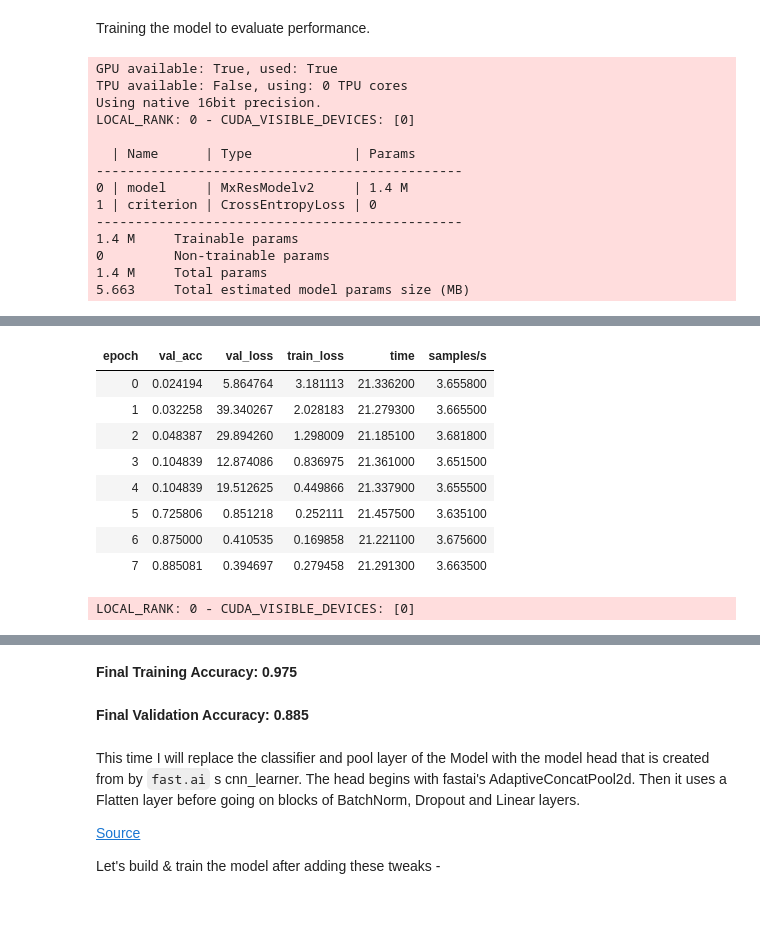
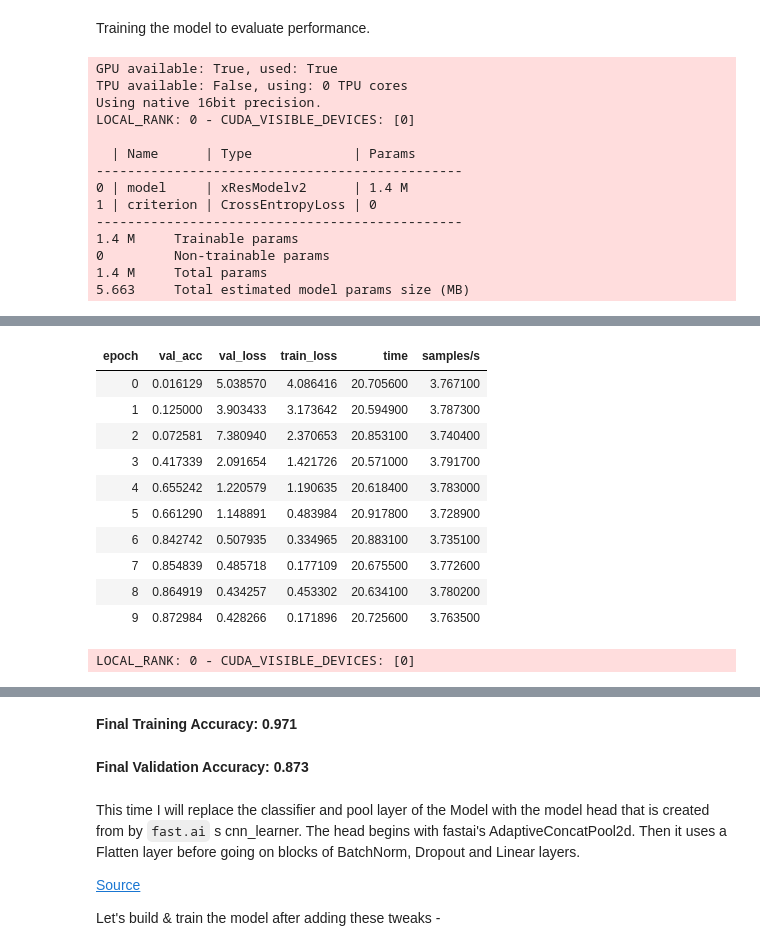
Before and after one commit to benihime91/midas-summer-internship-2021, a Jupyter notebook: midas_task_2_part_01.ipynb, the cells around one changed output, grey strips where cells are left out. Cells and saved outputs as stored; diff of their text form; code cells hidden in the pictures; blank space fills up the shorter version.

```diff
--- a/midas_task_2_part_01.ipynb
+++ b/midas_task_2_part_01.ipynb
@@ -949,15 +955,18 @@ Let's build up the model : The code below incorporates SelfAttention and Mish in
 class sa_m_xResModel(nn.Sequential):
     def __init__(self, num_outputs: int, act_cls=Mish):
         conv = nn.Sequential(
-            ConvBnDropBlock(in_chans=3,  out_chans=32, kernel_size=3, stride=2, act_cls=act_cls, bias=False, use_bn=False),
-            ConvBnDropBlock(in_chans=32, out_chans=32, kernel_size=3, stride=1, act_cls=act_cls, bias=False, use_bn=False),
-            ConvBnDropBlock(in_chans=32, out_chans=64, kernel_size=3, stride=1, act_cls=act_cls, bias=False, use_bn=True),
+            ConvBnDropBlock(in_chans=3,  out_chans=32, kernel_size=3, stride=2,
+                            act_cls=act_cls, bias=False, use_bn=False),
+            ConvBnDropBlock(in_chans=32, out_chans=32, kernel_size=3, stride=1,
+                            act_cls=act_cls, bias=False, use_bn=False),
+            ConvBnDropBlock(in_chans=32, out_chans=64, kernel_size=3, stride=1,
+                            act_cls=act_cls, bias=False, use_bn=False),
             )
         pool = nn.MaxPool2d(kernel_size=3, stride=2, padding=1)
         conv_stem  = nn.Sequential(conv, pool)
-        block1 = sa_m_xResBlock(in_chans=64, out_chans=64,  stride=1, kernel_size=3, act_cls=act_cls)
-        block2 = sa_m_xResBlock(in_chans=64, out_chans=128, stride=2, kernel_size=3, act_cls=act_cls)
-        block3 = sa_m_xResBlock(in_chans=128,out_chans=256, stride=2, kernel_size=3, act_cls=act_cls)
+        block1 = xResBlock(in_chans=64, out_chans=64,  stride=1, kernel_size=3, act_cls=act_cls, sa=True)
+        block2 = xResBlock(in_chans=64, out_chans=128, stride=2, kernel_size=3, act_cls=act_cls, sa=True)
+        block3 = xResBlock(in_chans=128,out_chans=256, stride=2, kernel_size=3, act_cls=act_cls, sa=True)
         pool_flatten = nn.Sequential(nn.AdaptiveAvgPool2d(1), nn.Flatten())
         fc = nn.Sequential(nn.Dropout(0.25), nn.Linear(256, num_outputs))
         layers = OrderedDict(stem=conv_stem, block1=block1, block2=block2, block3=block3, pool_flatten=pool_flatten, fc=fc)
@@ -1113,8 +1178,8 @@ In this section, I will take the above model and update the classifiers of the m
 # %% [markdown]
 Let's add another block of layers (Dropout -> Linear -> Activation -> BatchNorm) after the `pooling layer` and the `final fc layer`  to the classifier of the model -
 # %%
-class MxResModelv2(nn.Sequential):
-    def __init__(self, num_outputs: int, act_cls=Mish):
+class xResModelv2(nn.Sequential):
+    def __init__(self, num_outputs: int, act_cls=nn.ReLU, sa=False):
         conv = nn.Sequential(
             ConvBnDropBlock(in_chans=3,  out_chans=32, kernel_size=3, stride=2, act_cls=act_cls, bias=False, use_bn=False),
             ConvBnDropBlock(in_chans=32, out_chans=32, kernel_size=3, stride=1, act_cls=act_cls, bias=False, use_bn=False),
@@ -1122,22 +1187,22 @@ class MxResModelv2(nn.Sequential):
             )
         pool = nn.MaxPool2d(kernel_size=3, stride=2, padding=1)
         conv_stem  = nn.Sequential(conv, pool)
-        block1 = xResBlock(in_chans=64, out_chans=64,  stride=1, kernel_size=3, act_cls=act_cls)
-        block2 = xResBlock(in_chans=64, out_chans=128, stride=2, kernel_size=3, act_cls=act_cls)
-        block3 = xResBlock(in_chans=128,out_chans=256, stride=2, kernel_size=3, act_cls=act_cls)
+        block1 = xResBlock(in_chans=64, out_chans=64,  stride=1, kernel_size=3, act_cls=act_cls, sa=sa)
+        block2 = xResBlock(in_chans=64, out_chans=128, stride=2, kernel_size=3, act_cls=act_cls, sa=sa)
+        block3 = xResBlock(in_chans=128,out_chans=256, stride=2, kernel_size=3, act_cls=act_cls, sa=sa)
         pool_flatten = nn.Sequential(nn.AdaptiveAvgPool2d(1), nn.Flatten())
         fc1 = nn.Sequential(nn.Dropout(0.25), nn.Linear(256, 512, bias=False), act_cls(inplace=True), nn.BatchNorm1d(512))
-        fc2 = nn.Sequential(nn.Dropout(0.25), nn.Linear(512, num_outputs, bias=False))
+        fc2 = nn.Sequential(nn.Dropout(0.5), nn.Linear(512, num_outputs, bias=False))
         layers = OrderedDict(stem=conv_stem, block1=block1, block2=block2, block3=block3, pool_flatten=pool_flatten, fc1=fc1, fc2=fc2)
-        super(MxResModelv2, self).__init__(layers)
+        super(xResModelv2, self).__init__(layers)
 # %% [markdown]
 Training the model to evaluate performance.
 # %%
-exp_name = "stage-02-Mxresblock"
+exp_name = "stage-01-xresblockv2"
 train_dl, valid_dl = get_data(base_tfms, valid_transforms=base_tfms)
 
 # instantiate the model
-model = MxResModelv2(num_outputs=len(CLASS_MAP), act_cls=Mish)
+model = xResModelv2(num_outputs=len(CLASS_MAP), act_cls=nn.ReLU, sa=False)
 
 # Put the model into Lightning-Task
 task = ClassificationTask(model, lr=3e-03)
@@ -1147,7 +1212,7 @@ cbs = [
     NotebookProgressCallback(),
 ]
 
-trainer = pl.Trainer(max_epochs=8, callbacks=cbs, gpus=1, precision=16, deterministic=True)
+trainer = pl.Trainer(max_epochs=10, callbacks=cbs, gpus=1, precision=16, deterministic=True)
 trainer.fit(task, train_dataloader=train_dl, val_dataloaders=valid_dl)
 
 # Evalute the final performance of the Model
@@ -1164,7 +1229,7 @@ LOCAL_RANK: 0 - CUDA_VISIBLE_DEVICES: [0]
 
   | Name      | Type             | Params
 -----------------------------------------------
-0 | model     | MxResModelv2     | 1.4 M
+0 | model     | xResModelv2      | 1.4 M
 1 | criterion | CrossEntropyLoss | 0
 -----------------------------------------------
 1.4 M     Trainable params
@@ -1176,16 +1241,18 @@ Training [496/496 02:50, Epoch 7 {'loss': '0.201', 'v_num': 10}]
 | epoch | val_acc | val_loss | train_loss | time | samples/s |
-| 0 | 0.024194 | 5.864764 | 3.181113 | 21.336200 | 3.655800 |
-| 1 | 0.032258 | 39.340267 | 2.028183 | 21.279300 | 3.665500 |
-| 2 | 0.048387 | 29.894260 | 1.298009 | 21.185100 | 3.681800 |
-| 3 | 0.104839 | 12.874086 | 0.836975 | 21.361000 | 3.651500 |
-| 4 | 0.104839 | 19.512625 | 0.449866 | 21.337900 | 3.655500 |
-| 5 | 0.725806 | 0.851218 | 0.252111 | 21.457500 | 3.635100 |
-| 6 | 0.875000 | 0.410535 | 0.169858 | 21.221100 | 3.675600 |
-| 7 | 0.885081 | 0.394697 | 0.279458 | 21.291300 | 3.663500 |
+| 0 | 0.016129 | 5.038570 | 4.086416 | 20.705600 | 3.767100 |
+| 1 | 0.125000 | 3.903433 | 3.173642 | 20.594900 | 3.787300 |
+| 2 | 0.072581 | 7.380940 | 2.370653 | 20.853100 | 3.740400 |
+| 3 | 0.417339 | 2.091654 | 1.421726 | 20.571000 | 3.791700 |
+| 4 | 0.655242 | 1.220579 | 1.190635 | 20.618400 | 3.783000 |
+| 5 | 0.661290 | 1.148891 | 0.483984 | 20.917800 | 3.728900 |
+| 6 | 0.842742 | 0.507935 | 0.334965 | 20.883100 | 3.735100 |
+| 7 | 0.854839 | 0.485718 | 0.177109 | 20.675500 | 3.772600 |
+| 8 | 0.864919 | 0.434257 | 0.453302 | 20.634100 | 3.780200 |
+| 9 | 0.872984 | 0.428266 | 0.171896 | 20.725600 | 3.763500 |
 LOCAL_RANK: 0 - CUDA_VISIBLE_DEVICES: [0]
 [interactive output not drawn]
-**Final Training Accuracy: 0.975**
+**Final Training Accuracy: 0.971**
-**Final Validation Accuracy: 0.885**
+**Final Validation Accuracy: 0.873**
 # %% [markdown]
 This time I will replace the classifier and pool layer of the Model with the model head that is created from by `fast.ai` s cnn_learner. The head begins with fastai's AdaptiveConcatPool2d. Then it uses a Flatten layer before going on blocks of BatchNorm, Dropout and Linear layers.
 
```
Also changed, not shown: parts of 43 cells of this notebook.
